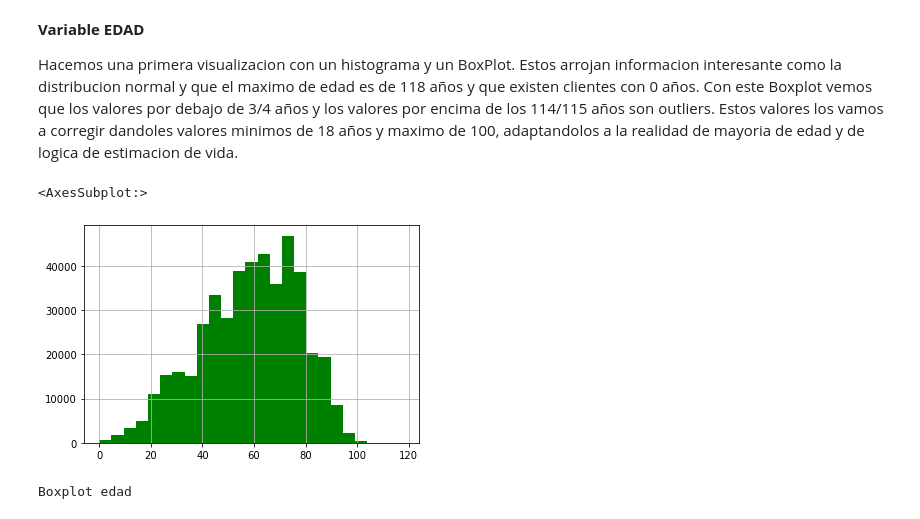
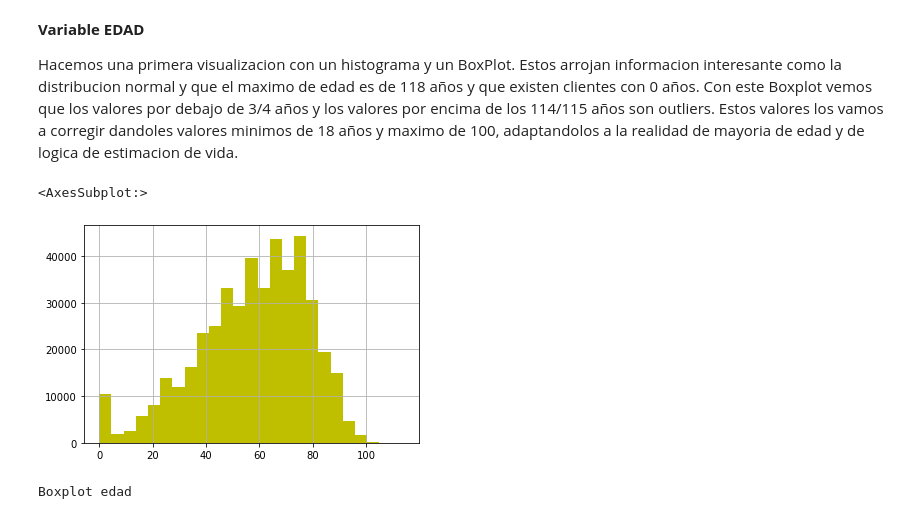
Before and after one commit to romayana/Financial-Product-Sales-Forecast-Model, a Jupyter notebook: Python Codes/CLR_model.ipynb, the cells around one changed output. Cells and saved outputs as stored; diff of their text form; code cells hidden in the pictures.

```diff
--- a/Python Codes/CLR_model.ipynb
+++ b/Python Codes/CLR_model.ipynb
@@ -88,0 +189,2 @@ df[["cliente", "gestor",
+# %%
+df = pd.read_csv('/home/dsc/Master-Kschool/TFM/Financial-Product-Sales-Forecast-Model/0rigin_data/cleanned_data/df.tfm')
@@ -178,10 +284,10 @@ __Variable EDAD__
 
 Hacemos una primera visualizacion con un histograma y un BoxPlot.  Estos arrojan informacion interesante como la distribucion normal y que el maximo de edad es de 118 años y que existen clientes con 0 años. Con este Boxplot vemos que los valores por debajo de 3/4 años y los valores por encima de los 114/115 años son outliers.  Estos valores los vamos a corregir dandoles valores minimos de 18 años y maximo de 100, adaptandolos a la realidad de mayoria de edad y de logica de estimacion de vida.
 # %%
-df['edad'].hist(color = 'g', bins = 25)
+df['edad'].hist(color = 'y', bins = 25)
 # %% [output]
 <AxesSubplot:>
-[figure, old version]
+[figure, new version]
 # %%
 print ('Boxplot edad')
 plt.boxplot(df['edad'],vert = False, widths = 2)
```
Also changed, not shown: parts of 35 cells of this notebook.
